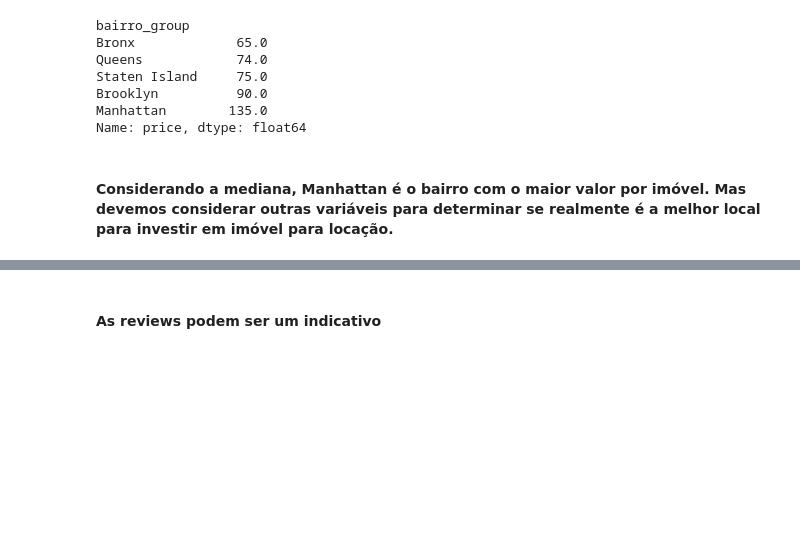
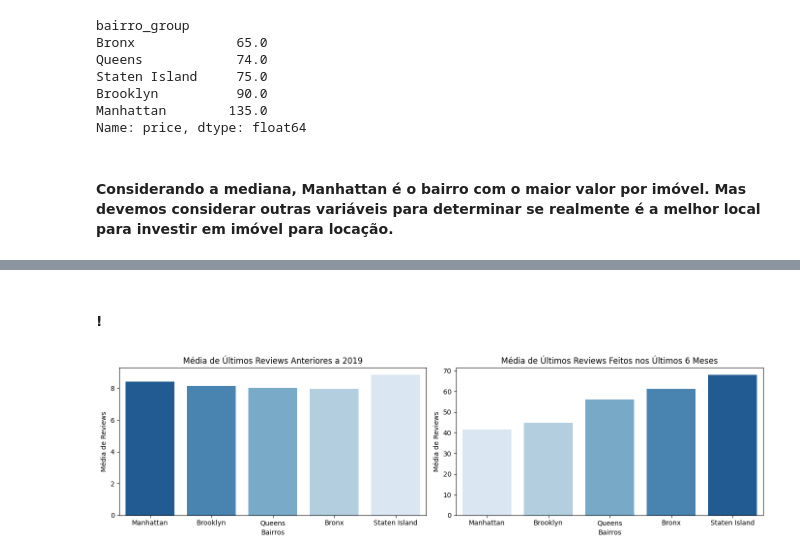
Before and after one commit to DenisePotenza/Indicium, a Jupyter notebook: LH_CD_DENISEPOTENZA.ipynb, the cells around one changed output, grey strips where cells are left out. Cells and saved outputs as stored; diff of their text form; code cells hidden in the pictures; blank space fills up the shorter version.

```diff
--- a/LH_CD_DENISEPOTENZA.ipynb
+++ b/LH_CD_DENISEPOTENZA.ipynb
@@ -358,2 +240,20 @@ ny_rent.query('bairro_group == "Manhattan" and reviews_por_mes < 1')
-# %% [markdown]
-#### As reviews podem ser um indicativo
+# %% [markdown]
+#### !
+# %%
+#Create a figure to plot
+fig, axs =plt.subplots(ncols=2, figsize=(14,4))
+
+#Plot 2 histograms
+sns.barplot(x=six_months['bairro_group'], y=six_months['mean_over'], ax=axs[0], palette='Blues_r')
+sns.barplot(x=six_months['bairro_group'], y=six_months['mean_last'], ax=axs[1], palette='Blues')
+axs[0].set_xlabel('Bairros')
+axs[0].set_ylabel('Média de Reviews')
+axs[0].set_title('Média de Últimos Reviews Anteriores a 2019')
+
+axs[1].set_xlabel('Bairros')
+axs[1].set_ylabel('Média de Reviews')
+axs[1].set_title('Média de Últimos Reviews Feitos nos Últimos 6 Meses')
+
+plt.tight_layout();
+# %% [output]
+[figure, added]
```
Also changed, not shown: parts of 32 cells of this notebook.
